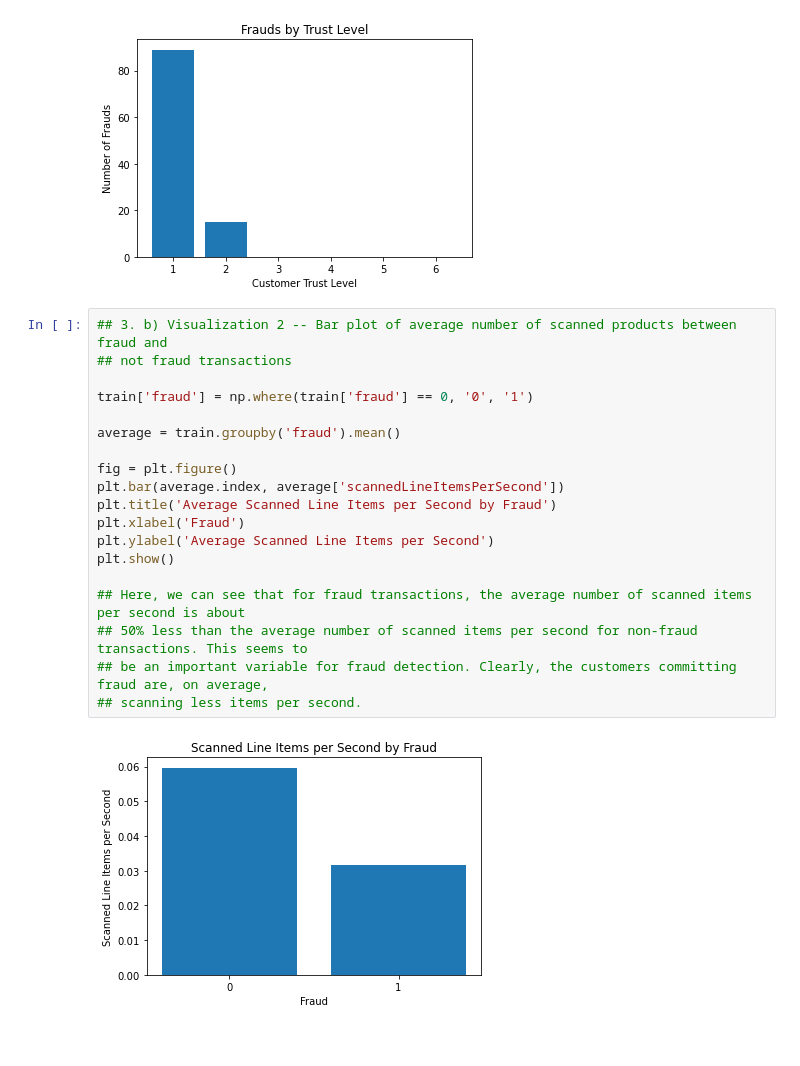
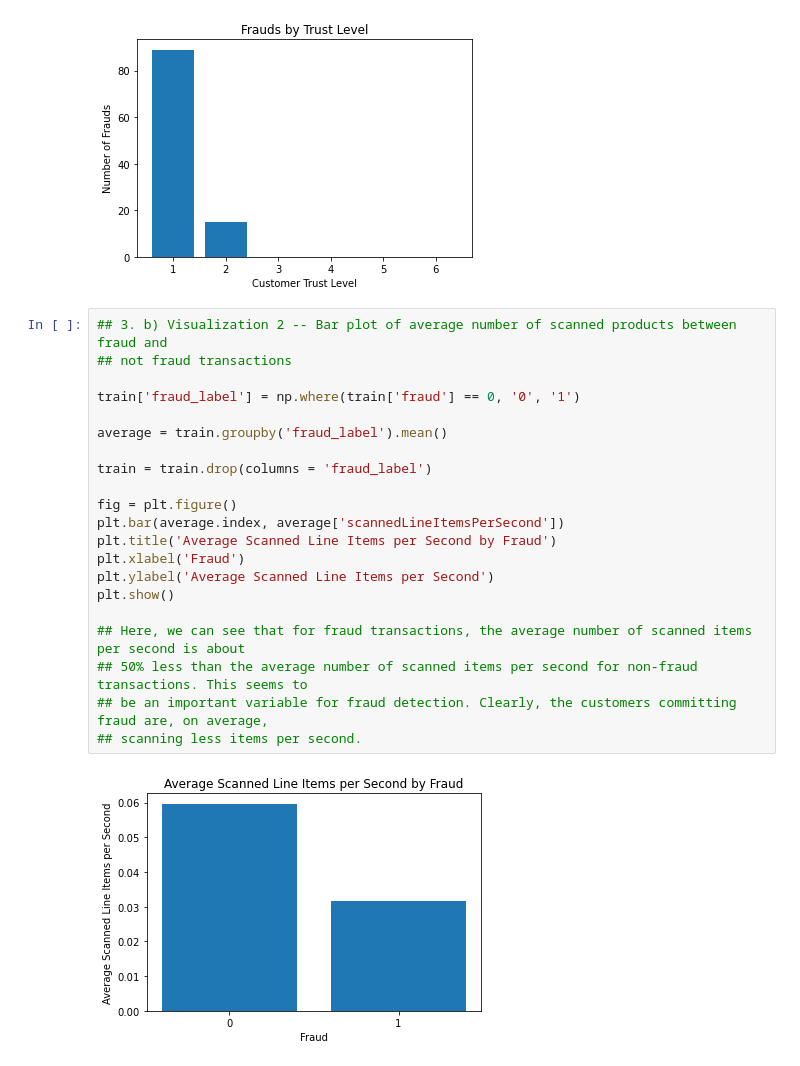
Before and after one commit to Evan-Callaghan/DATA-448-Predictive-Analytics, a Jupyter notebook: Homework Assignments/Homework Assignment 1.ipynb, the cells around one changed output. Drawn from its saved outputs; the diff is of its cells as text.

```diff
--- a/Homework Assignments/Homework Assignment 1.ipynb
+++ b/Homework Assignments/Homework Assignment 1.ipynb
@@ -86,21 +86,23 @@ plt.show()
 # %%
 ## 3. b) Visualization 2 -- Bar plot of average number of scanned products between fraud and
 ## not fraud transactions
 
-train['fraud'] = np.where(train['fraud'] == 0, '0', '1')
+train['fraud_label'] = np.where(train['fraud'] == 0, '0', '1')
 
-average = train.groupby('fraud').mean()
+average = train.groupby('fraud_label').mean()
+
+train = train.drop(columns = 'fraud_label')
 
 fig = plt.figure()
 plt.bar(average.index, average['scannedLineItemsPerSecond'])
 plt.title('Average Scanned Line Items per Second by Fraud')
 plt.xlabel('Fraud')
 plt.ylabel('Average Scanned Line Items per Second')
 plt.show()
 
 ## Here, we can see that for fraud transactions, the average number of scanned items per second is about
 ## 50% less than the average number of scanned items per second for non-fraud transactions. This seems to
 ## be an important variable for fraud detection. Clearly, the customers committing fraud are, on average,
 ## scanning less items per second.
 # %% [output]
-[figure, old version]
+[figure, new version]
```
Also changed, not shown: parts of 7 cells of this notebook.
